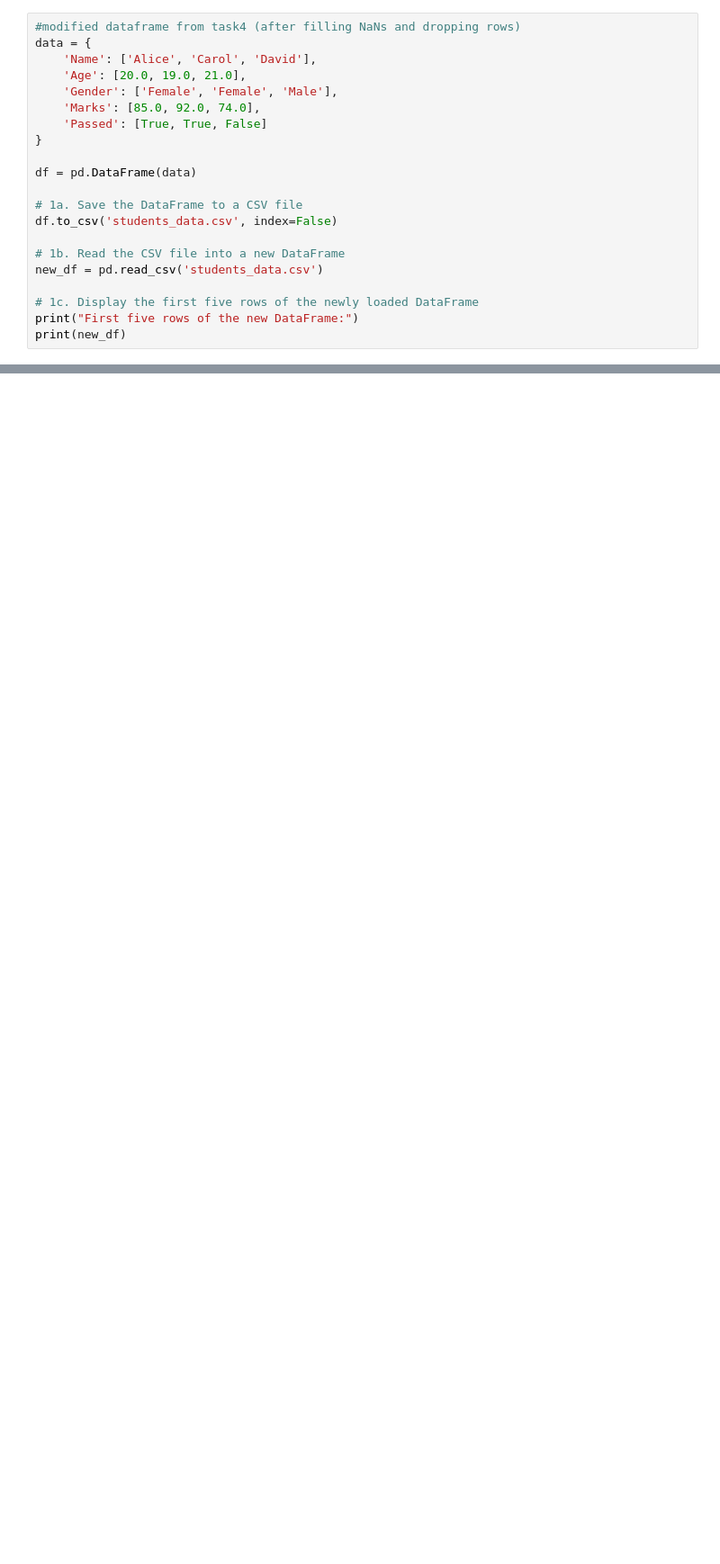
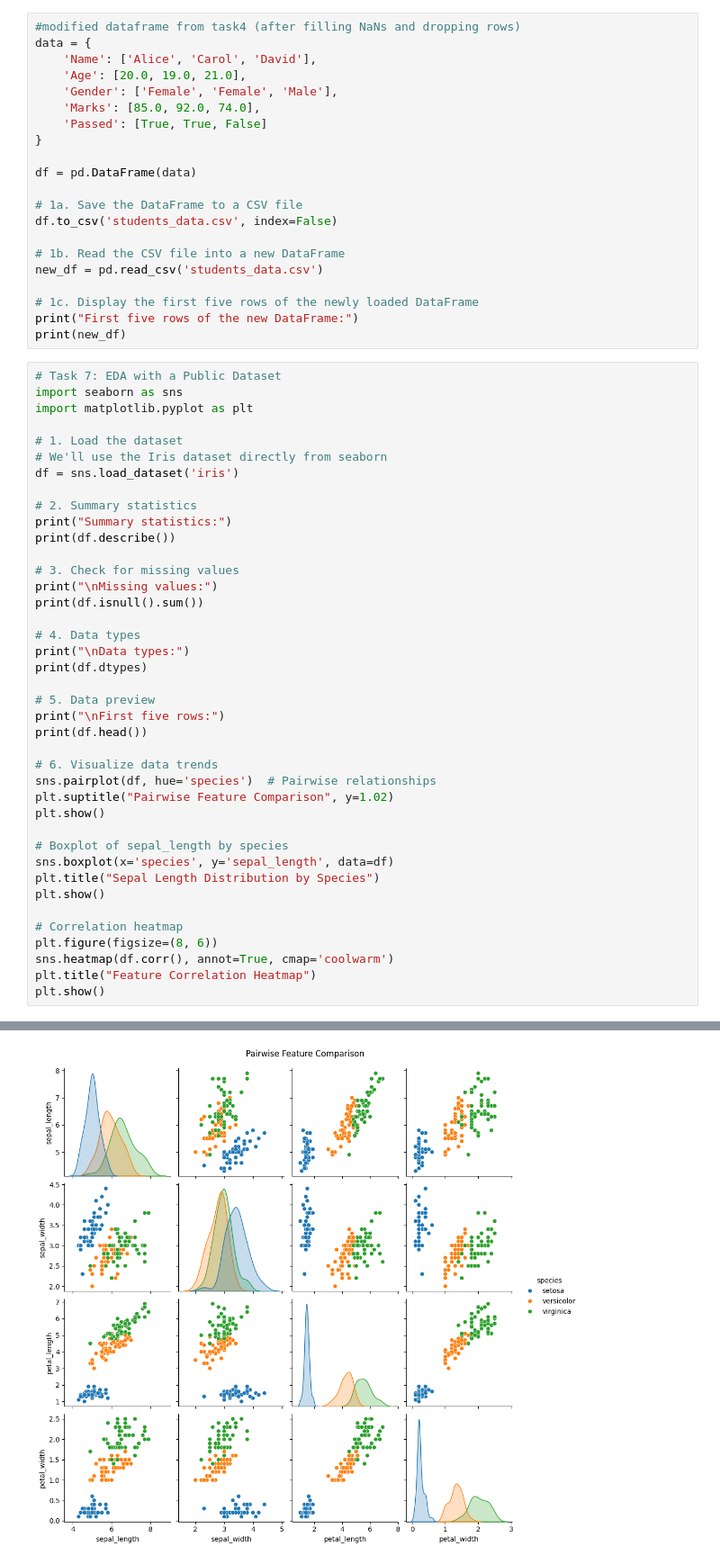
Before and after one commit to KhushiBhardwaj28/ML_Assignments, a Jupyter notebook: Assignment3/pandas.ipynb, the cells around one changed output, grey strips where cells are left out. Shown: that part at 90% size. Cells and saved outputs as stored; diff of their text form; blank space fills up the shorter version.

Commit message:
Task 7 added

```diff
--- a/Assignment3/pandas.ipynb
+++ b/Assignment3/pandas.ipynb
@@ -134,3 +134,44 @@ new_df = pd.read_csv('students_data.csv')
 # 1c. Display the first five rows of the newly loaded DataFrame
 print("First five rows of the new DataFrame:")
 print(new_df)
+# %%
+# Task 7: EDA with a Public Dataset
+import seaborn as sns
+import matplotlib.pyplot as plt
+
+# 1. Load the dataset
+# We'll use the Iris dataset directly from seaborn
+df = sns.load_dataset('iris')
+
+# 2. Summary statistics
+print("Summary statistics:")
+print(df.describe())
+
+# 3. Check for missing values
+print("\nMissing values:")
+print(df.isnull().sum())
+
+# 4. Data types
+print("\nData types:")
+print(df.dtypes)
+
+# 5. Data preview
+print("\nFirst five rows:")
+print(df.head())
+
+# 6. Visualize data trends
+sns.pairplot(df, hue='species')  # Pairwise relationships
+plt.suptitle("Pairwise Feature Comparison", y=1.02)
+plt.show()
+
+# Boxplot of sepal_length by species
+sns.boxplot(x='species', y='sepal_length', data=df)
+plt.title("Sepal Length Distribution by Species")
+plt.show()
+
+# Correlation heatmap
+plt.figure(figsize=(8, 6))
+sns.heatmap(df.corr(), annot=True, cmap='coolwarm')
+plt.title("Feature Correlation Heatmap")
+plt.show()
+# %% [output]
@@ -136,0 +195 @@ print(new_df)
+[figure, added]
```
Also changed, not shown: parts of 2 cells of this notebook.
